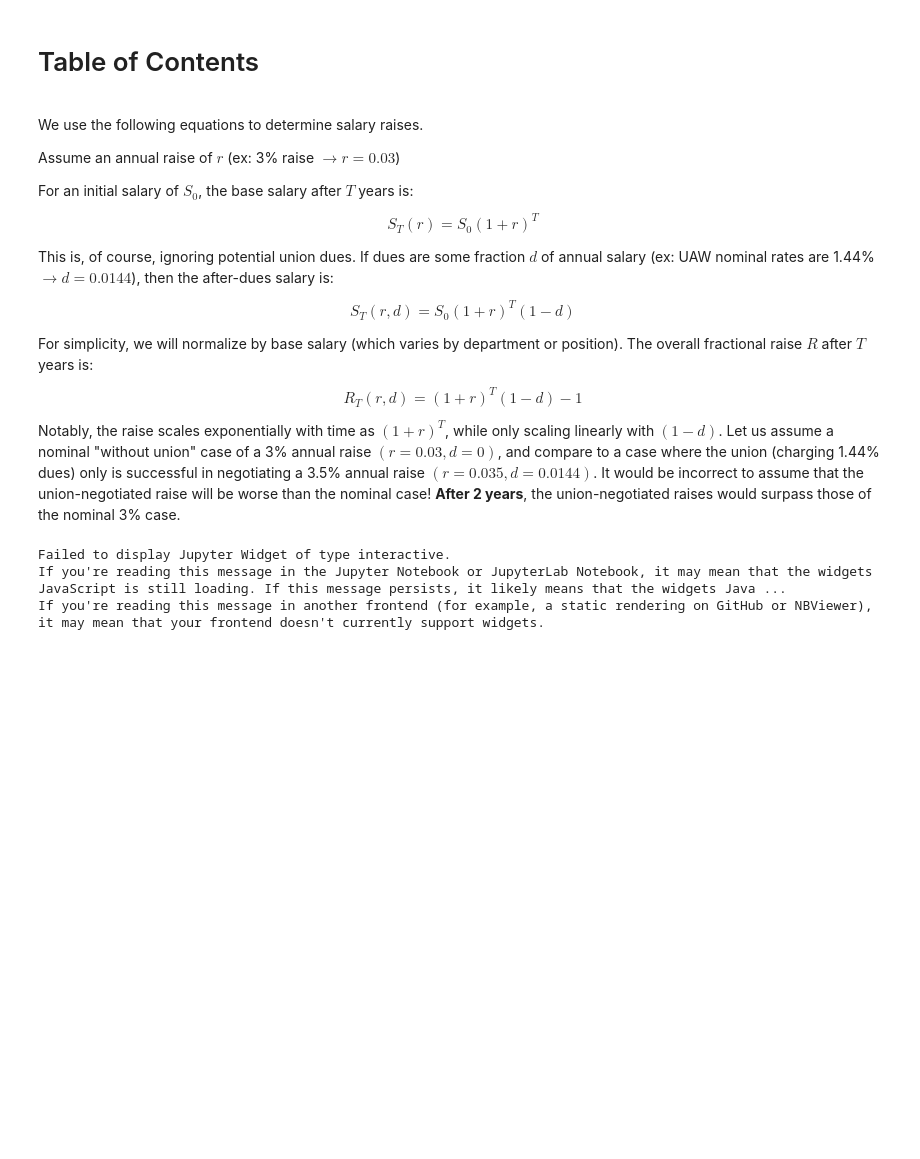
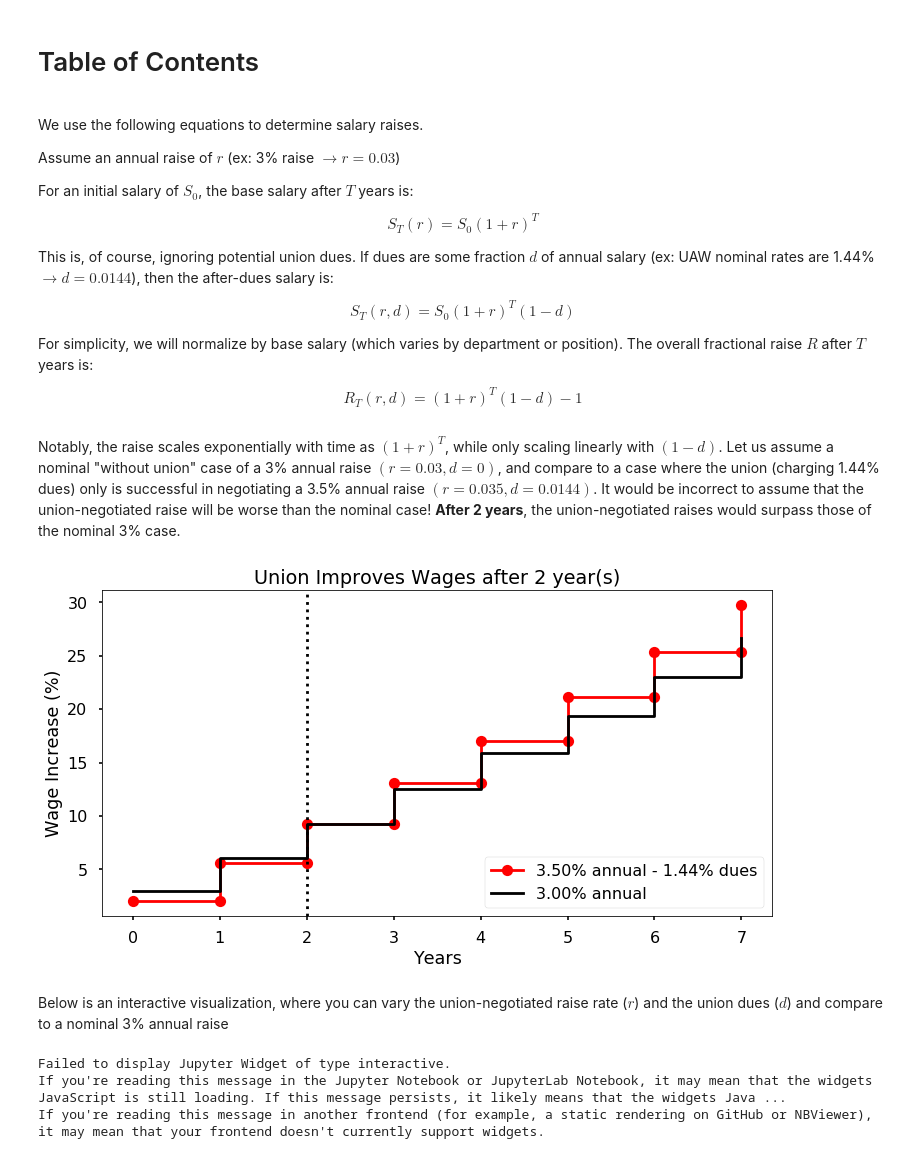
Before and after one commit to bacook17/union_raises, a Jupyter notebook: Union_Raise.ipynb, the cells around one changed output. Saved outputs shown, nothing was run; the diff lists cells and outputs as text; code cells hidden in the pictures; blank space fills up the shorter version.

Commit message:
added static plot

```diff
--- a/Union_Raise.ipynb
+++ b/Union_Raise.ipynb
@@ -23,11 +23,11 @@ $$S_T(r, d) =  S_0 (1 + r)^T(1-d)$$
 For simplicity, we will normalize by base salary (which varies by department or position). The overall fractional raise $R$ after $T$ years is:
 
 $$R_T(r,d) = (1 + r)^T(1-d) - 1$$
-
-Notably, the raise scales exponentially with time as $(1+r)^T$, while only scaling linearly with $(1-d)$. Let us assume a nominal "without union" case of a 3% annual raise $(r=0.03, d=0)$, and compare to a case where the union (charging 1.44% dues) only is successful in negotiating a 3.5% annual raise $(r=0.035, d=0.0144)$. It would be incorrect to assume that the union-negotiated raise will be worse than the nominal case! __After 2 years__, the union-negotiated raises would surpass those of the nominal 3% case.
 # %%
 def salary_raise(t, r, d):
     return 100. * (((1. + r)**t * (1.0 - d)) - 1.)
+# %% [markdown]
+Notably, the raise scales exponentially with time as $(1+r)^T$, while only scaling linearly with $(1-d)$. Let us assume a nominal "without union" case of a 3% annual raise $(r=0.03, d=0)$, and compare to a case where the union (charging 1.44% dues) only is successful in negotiating a 3.5% annual raise $(r=0.035, d=0.0144)$. It would be incorrect to assume that the union-negotiated raise will be worse than the nominal case! __After 2 years__, the union-negotiated raises would surpass those of the nominal 3% case.
 # %%
 def plot_union(r, d):
     t = np.arange(0,8)
@@ -45,6 +45,12 @@ def plot_union(r, d):
         plt.title('Union Never Improves Wages (relative to 3% fixed)')
     plt.xlabel('Years'), plt.ylabel('Wage Increase (%)')
     plt.legend(loc=0)
+# %%
+plot_union(0.035, 0.0144)
+# %% [output]
+[figure, added]
+# %% [markdown]
+Below is an interactive visualization, where you can vary the union-negotiated raise rate ($r$) and the union dues ($d$) and compare to a nominal 3% annual raise
 # %%
 interactive_plot = interactive(plot_union, r=(0., 0.1, 0.001), d=(0., 0.05, 0.001))
 interactive_plot.kwargs_widgets[0].value = 0.035
```
Also changed, not shown: parts of 1 cell of this notebook.
